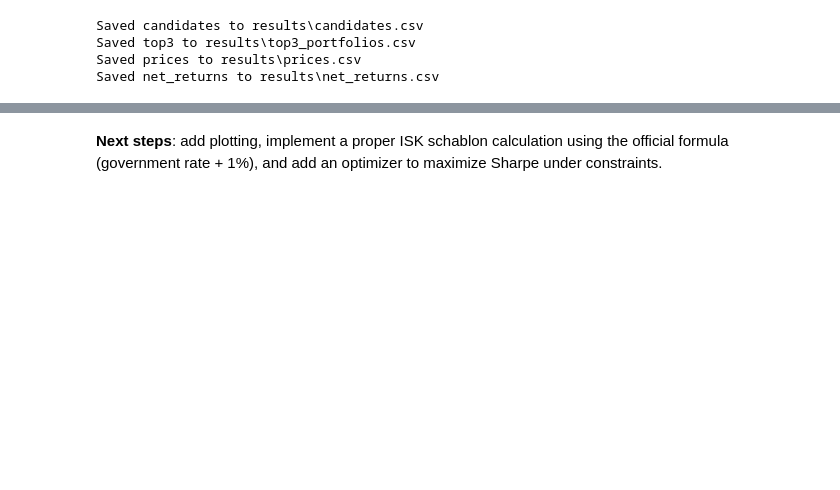
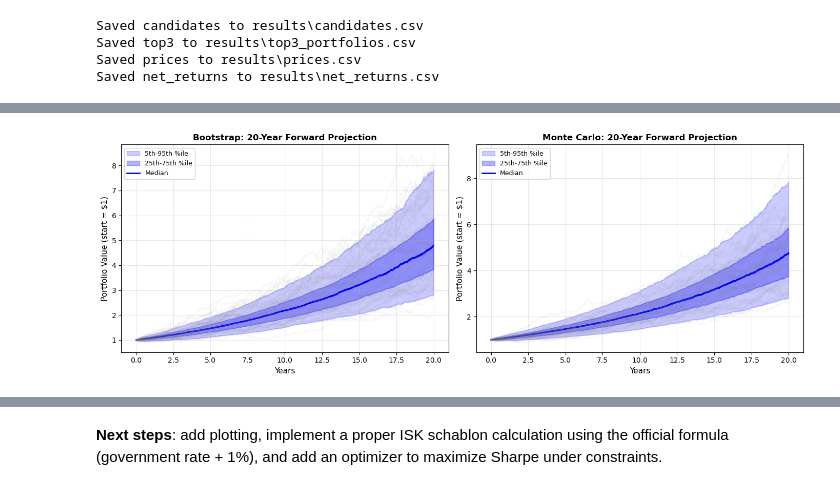
Before and after one commit to Dominique-Thorendal-Research/Long-Term-Buy-and-Hold-Portfolio, a Jupyter notebook: long_term_portfolio_full.ipynb, the cells around one changed output, grey strips where cells are left out. Saved outputs shown, nothing was run; the diff lists cells and outputs as text; code cells hidden in the pictures; blank space fills up the shorter version.

```diff
--- a/long_term_portfolio_full.ipynb
+++ b/long_term_portfolio_full.ipynb
@@ -756,12 +923,16 @@ Total (Portfolio)       100.0%                       9.82%
 # %%
 # Show individual asset performance for the period
 print("=" * 80)
-print("INDIVIDUAL ASSET PERFORMANCE (2023-2025)")
+print("INDIVIDUAL ASSET PERFORMANCE (2012-2025)")
 print("=" * 80)
 print(f"\nPeriod: {START_DATE} to {END_DATE}\n")
 
 asset_perf = []
 for asset in assets:
+    # Skip Cash (no price data for it)
+    if asset not in prices.columns:
+        continue
+
     asset_cagr = cagr_from_value_series((1 + net_returns[asset]).cumprod())
     asset_vol = annualized_vol(net_returns[asset])
     asset_sharpe = sharpe_ratio(net_returns[asset])
@@ -856,0 +1228,88 @@ Saved net_returns to results\net_returns.csv
+# %%
+# Monte Carlo Simulation (20-year forward)
+from scipy.stats import norm
+
+print("\n" + "=" * 80)
+print("SIMULATION 2: MONTE CARLO (20-year forward)")
+print("=" * 80)
+
+# Compute portfolio statistics from historical period
+port_hist_rets = portfolio_return_series(net_returns, sim_weights)
+hist_mean = port_hist_rets.mean()
+hist_std = port_hist_rets.std()
+hist_cagr = cagr_from_value_series((1 + port_hist_rets).cumprod())
+hist_vol = annualized_vol(port_hist_rets)
+
+print(f"\nHistorical portfolio statistics (based on {len(net_returns)} trading days):")
+print(f"  Daily mean return:  {hist_mean:>8.4%}")
+print(f"  Daily std (vol):    {hist_std:>8.4%}")
+print(f"  Annualized CAGR:    {hist_cagr:>8.2%}")
+print(f"  Annualized Vol:     {hist_vol:>8.2%}\n")
+
+# Monte Carlo: Generate new paths using fitted distribution
+np.random.seed(SEED)
+mc_paths = []
+
+for sim in range(num_simulations):
+    # Generate new daily returns from normal distribution
+    # (You could also use lognormal if preferred: returns ~ lognormal)
+    daily_rets = np.random.normal(hist_mean, hist_std, size=trading_days_forward)
+
+    # Compute cumulative growth
+    growth = (1 + daily_rets).cumprod()
+    mc_paths.append(growth)
+
+mc_paths = np.array(mc_paths)
+final_values_mc = mc_paths[:, -1]
+
+# Calculate percentiles
+mc_percentiles = {p: np.percentile(final_values_mc, p) for p in percentiles}
+
+# Calculate final CAGR for each path
+mc_cagrs = (final_values_mc ** (1 / years_forward)) - 1
+
+print("Monte Carlo Results (after 20 years, starting with $1):")
+print(f"  5th percentile (worst 5%):     ${mc_percentiles[5]:.2f}")
+print(f"  25th percentile:                ${mc_percentiles[25]:.2f}")
+print(f"  50th percentile (median):       ${mc_percentiles[50]:.2f}")
+print(f"  75th percentile:                ${mc_percentiles[75]:.2f}")
+print(f"  95th percentile (best 5%):      ${mc_percentiles[95]:.2f}")
+print(f"\nCAGR Distribution (20-year annualized):")
+print(f"  5th percentile:     {np.percentile(mc_cagrs, 5):>7.2%}")
+print(f"  Median:             {np.percentile(mc_cagrs, 50):>7.2%}")
+print(f"  95th percentile:    {np.percentile(mc_cagrs, 95):>7.2%}")
+print(f"  Mean ± Std:         {np.mean(mc_cagrs):>7.2%} ± {np.std(mc_cagrs):>6.2%}")
+
+# Visualization
+fig, axes = plt.subplots(1, 2, figsize=(14, 5))
+
+# Bootstrap vs Monte Carlo percentile paths
+for ax, paths, label in zip(axes, [bootstrap_paths, mc_paths], ['Bootstrap', 'Monte Carlo']):
+    time_years = np.arange(0, years_forward + 1/TRADING_DAYS, 1/TRADING_DAYS)[:len(paths[0])]
+
+    # Plot percentile bands
+    p5 = np.percentile(paths, 5, axis=0)
+    p25 = np.percentile(paths, 25, axis=0)
+    p50 = np.percentile(paths, 50, axis=0)
+    p75 = np.percentile(paths, 75, axis=0)
+    p95 = np.percentile(paths, 95, axis=0)
+
+    ax.fill_between(time_years, p5, p95, alpha=0.2, color='blue', label='5th-95th %ile')
+    ax.fill_between(time_years, p25, p75, alpha=0.3, color='blue', label='25th-75th %ile')
+    ax.plot(time_years, p50, 'b-', linewidth=2, label='Median')
+
+    # Plot a few sample paths
+    for i in np.random.choice(num_simulations, size=50, replace=False):
+        ax.plot(time_years, paths[i], alpha=0.05, color='gray')
+
+    ax.set_xlabel('Years', fontsize=11)
+    ax.set_ylabel('Portfolio Value (start = $1)', fontsize=11)
+    ax.set_title(f'{label}: 20-Year Forward Projection', fontsize=12, fontweight='bold')
+    ax.legend(fontsize=9)
+    ax.grid(True, alpha=0.3)
+
+plt.tight_layout()
+plt.show()
+
+print("\n" + "=" * 80)
+# %% [output]
@@ -856,0 +1333 @@ Saved net_returns to results\net_returns.csv
+[figure, added]
```
Also changed, not shown: parts of 40 cells of this notebook, 11 other files.
